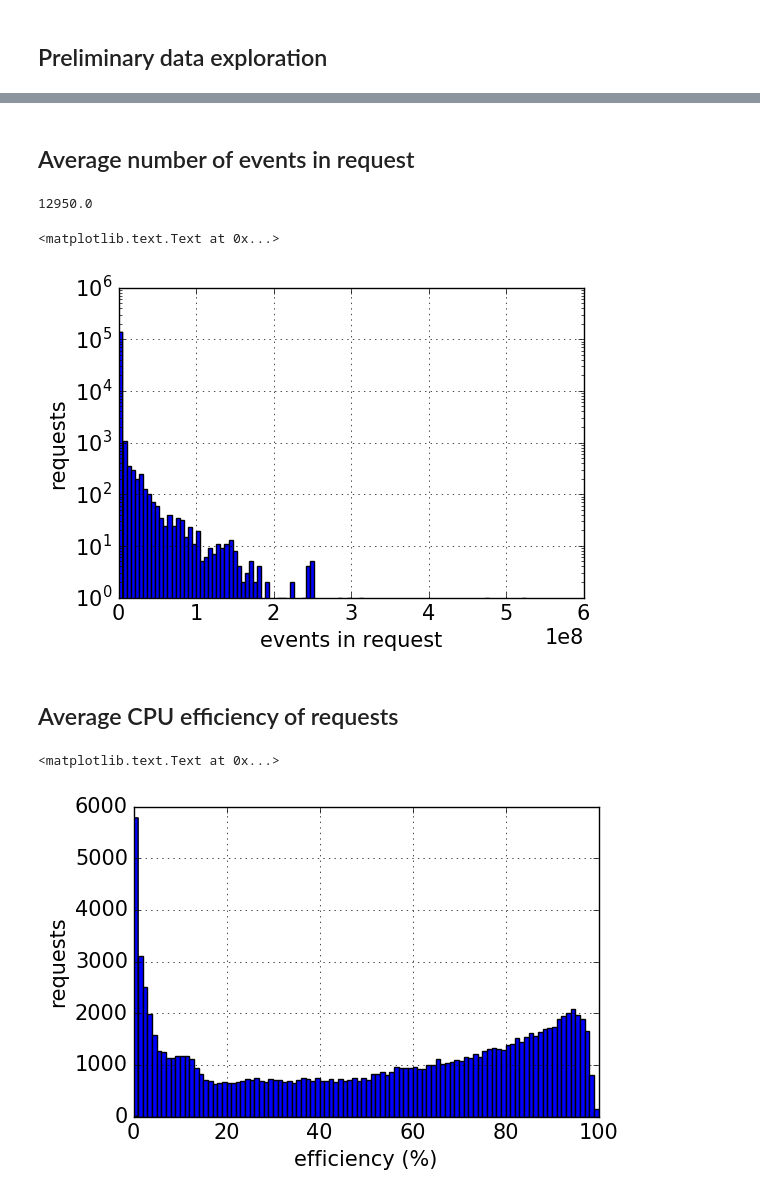
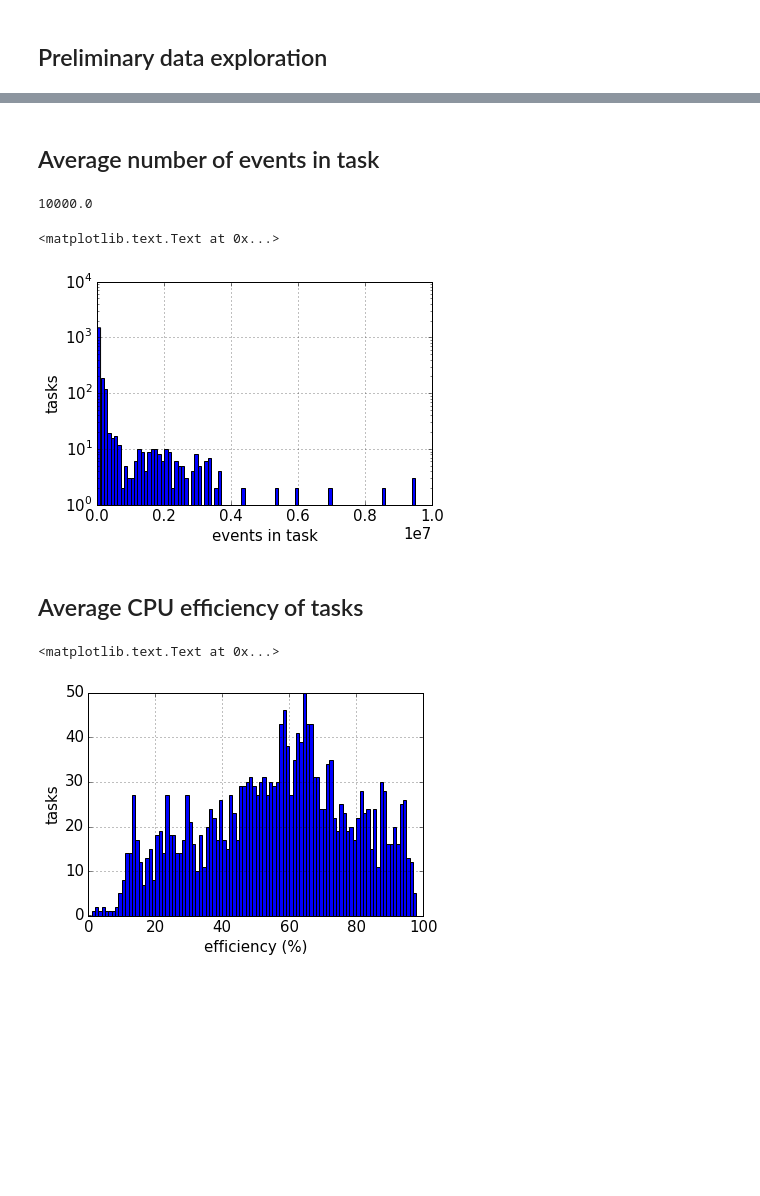
Before and after one commit to sciaba/ATLAS-CPU-time-analysis, a Jupyter notebook: Notebooks/CMS job analysis.ipynb, the cells around one changed output, grey strips where cells are left out. Cells and saved outputs as stored; diff of their text form; code cells hidden in the pictures; blank space fills up the shorter version.

```diff
--- a/Notebooks/CMS job analysis.ipynb
+++ b/Notebooks/CMS job analysis.ipynb
@@ -83,7 +89,7 @@ def tasktype2(row):
     elif ttype == 'dataprocessing':
         tt = 'RECO'
     elif ttype.startswith("reco"):
-        tt = 'DIGI'
+        tt = 'RECO'
     elif ttype.endswith("_0"):
         tt = 'DIGI'
     elif ttype.endswith("_1"):
@@ -479,5 +560,5 @@ del res2
 # %%
-input_file = 'task_cms2.csv'
+input_file = 'task_cms_30dy_1.csv'
 # %%
 df = pd.read_csv(input_file, dtype={'cpu_n': 'float'}, low_memory=False)
 # %%
@@ -547,27 +617,27 @@ plt.ylabel('requests')
 # %% [markdown]
-## Average number of events in request
+## Average number of events in task
 # %%
 grouped = df[df.type == 'production'].groupby(['task'], as_index=False)
 a = grouped['evts'].sum()
 print np.median(a['evts'])
-fig = a['evts'].hist(bins=100, log=True)
-plt.xlabel('events in request')
-plt.ylabel('requests')
+fig = a['evts'].hist(bins=100, log=True, range=(0., 1e7))
+plt.xlabel('events in task')
+plt.ylabel('tasks')
 # %% [output]
-12950.0
+10000.0
 <matplotlib.text.Text at 0x...>
-[figure, old version]
+[figure, new version]
 # %% [markdown]
-## Average CPU efficiency of requests
+## Average CPU efficiency of tasks
 # %%
-grouped = df[df.type == 'analysis'].groupby(['task'], as_index=False)
+grouped = df[df.type == 'production'].groupby(['task'], as_index=False)
 a = grouped['eff'].mean()
 fig = a['eff'].hist(bins=100, log=False, range=(0, 100))   # NOT VERY CORRECT (arithmetic mean of efficiencies...)
 plt.xlabel('efficiency (%)')
-plt.ylabel('requests')
+plt.ylabel('tasks')
 # %% [output]
 <matplotlib.text.Text at 0x...>
-[figure, old version]
+[figure, new version]
 # %%
 fig = plt.figure(figsize=(40,40))
 plt.rcParams.update({'font.size': 30})
```
Also changed, not shown: parts of 21 cells of this notebook, 4 other files.
